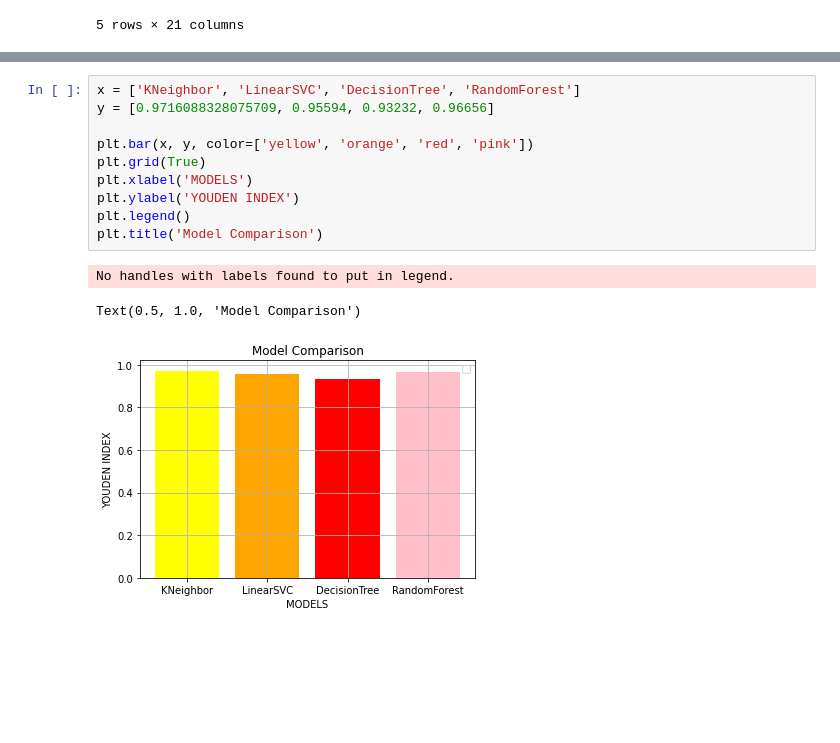
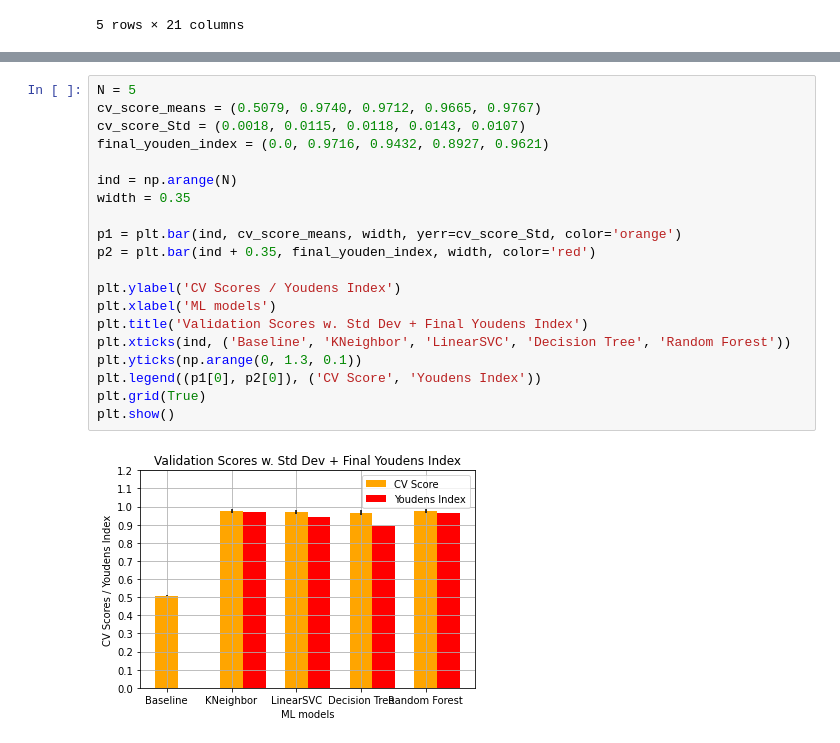
Before and after one commit to DataScienceGroup2/DataScienceExamPaper2020, a Jupyter notebook: CorrelationMatrix_and_CompareYoudenByModel.ipynb, the cells around one changed output, grey strips where cells are left out. Cells and saved outputs as stored; diff of their text form; blank space fills up the shorter version.

```diff
--- a/CorrelationMatrix_and_CompareYoudenByModel.ipynb
+++ b/CorrelationMatrix_and_CompareYoudenByModel.ipynb
@@ -44,17 +44,25 @@ corr.style.background_gradient(cmap='coolwarm')
 | dfrange | 0.515570 | -0.475999 | 0.435621 | 0.454394 | 0.335648 | -0.331563 | -0.304640 | -0.272729 | -0.319054 | -0.431580 | 0.473775 | ... |
 | modindx | -0.216979 | 0.122660 | -0.213298 | -0.141377 | -0.216475 | 0.041252 | -0.169325 | -0.205539 | 0.198074 | 0.211477 | -0.182344 | ... |
 | label | -0.337415 | 0.479539 | -0.283919 | -0.511455 | 0.066906 | 0.618916 | 0.036627 | 0.087195 | 0.490552 | 0.357499 | -0.171775 | ... |
-# %%
-x = ['KNeighbor', 'LinearSVC', 'DecisionTree', 'RandomForest']
-y = [0.9716088328075709, 0.95594, 0.93232, 0.96656]
-
-plt.bar(x, y, color=['yellow', 'orange', 'red', 'pink'])
-plt.grid(True)
-plt.xlabel('MODELS')
-plt.ylabel('YOUDEN INDEX')
-plt.legend()
-plt.title('Model Comparison')
-# %% [output]
-No handles with labels found to put in legend.
-Text(0.5, 1.0, 'Model Comparison')
-[figure, removed]
+# %%
+N = 5
+cv_score_means = (0.5079, 0.9740, 0.9712, 0.9665, 0.9767)
+cv_score_Std = (0.0018, 0.0115, 0.0118, 0.0143, 0.0107)
+final_youden_index = (0.0, 0.9716, 0.9432, 0.8927, 0.9621)
+
+ind = np.arange(N)
+width = 0.35
+
+p1 = plt.bar(ind, cv_score_means, width, yerr=cv_score_Std, color='orange')
+p2 = plt.bar(ind + 0.35, final_youden_index, width, color='red')
+
+plt.ylabel('CV Scores / Youdens Index')
+plt.xlabel('ML models')
+plt.title('Validation Scores w. Std Dev + Final Youdens Index')
+plt.xticks(ind, ('Baseline', 'KNeighbor', 'LinearSVC', 'Decision Tree', 'Random Forest'))
+plt.yticks(np.arange(0, 1.3, 0.1))
+plt.legend((p1[0], p2[0]), ('CV Score', 'Youdens Index'))
+plt.grid(True)
+plt.show()
+# %% [output]
+[figure, added]
```
Also changed, not shown: 6 other files.
